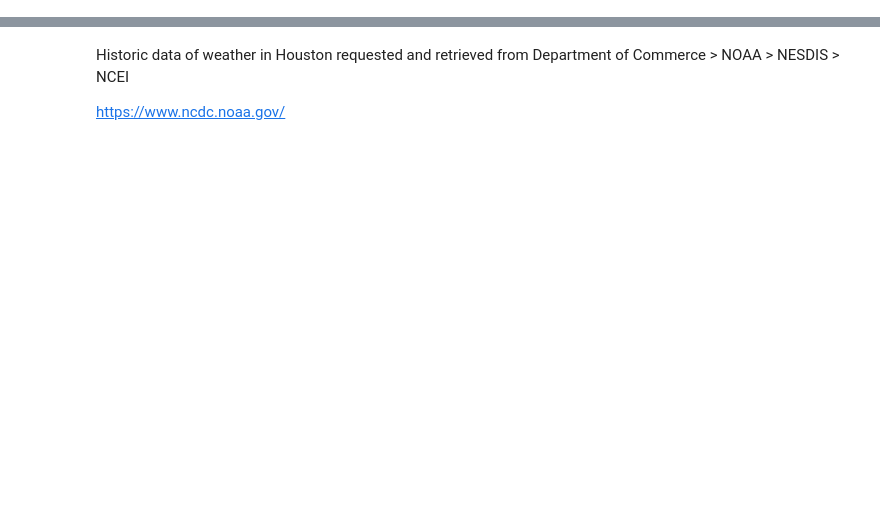
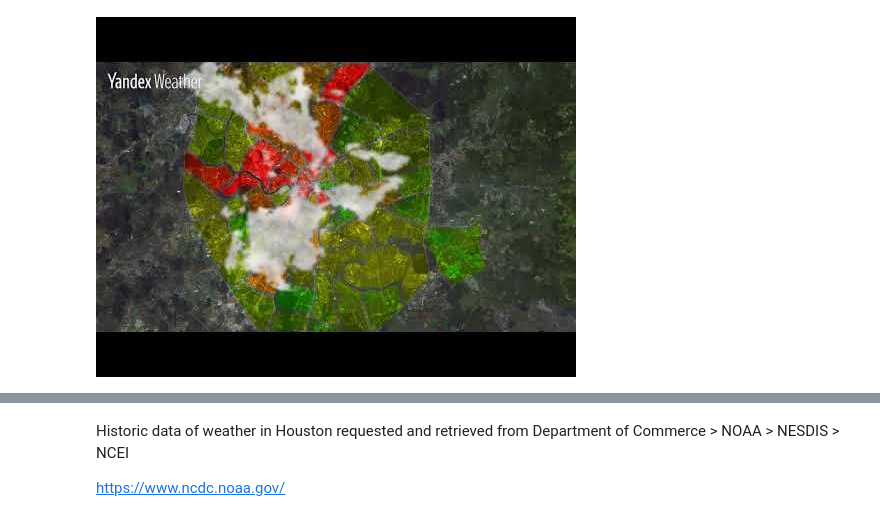
Before and after one commit to den-run-ai/deepweather, a Jupyter notebook: deep_weather.ipynb, the cells around one changed output, grey strips where cells are left out. Drawn from its saved outputs; the diff is of its cells as text; code cells hidden in the pictures; blank space fills up the shorter version.

```diff
--- a/deep_weather.ipynb
+++ b/deep_weather.ipynb
@@ -11,2 +40,7 @@ https://notebooks.azure.com/denfromufa/libraries/pmlc
+# %%
+from IPython.display import YouTubeVideo
+YouTubeVideo('aR5p7_g8qXQ', width=800, height=600)
+# %% [output]
+[figure, added]
 # %% [markdown]
 ## Deep Learning at 15 PFlops Enables Training for Extreme Weather Identification at Scale
```
Also changed, not shown: parts of 28 cells of this notebook.
